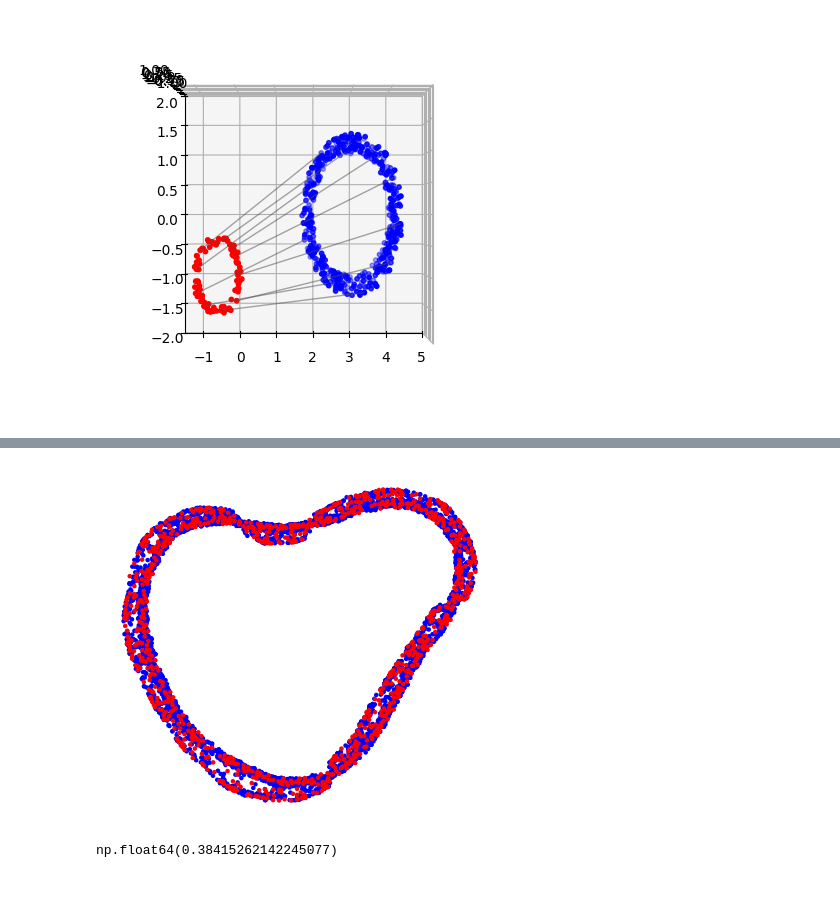
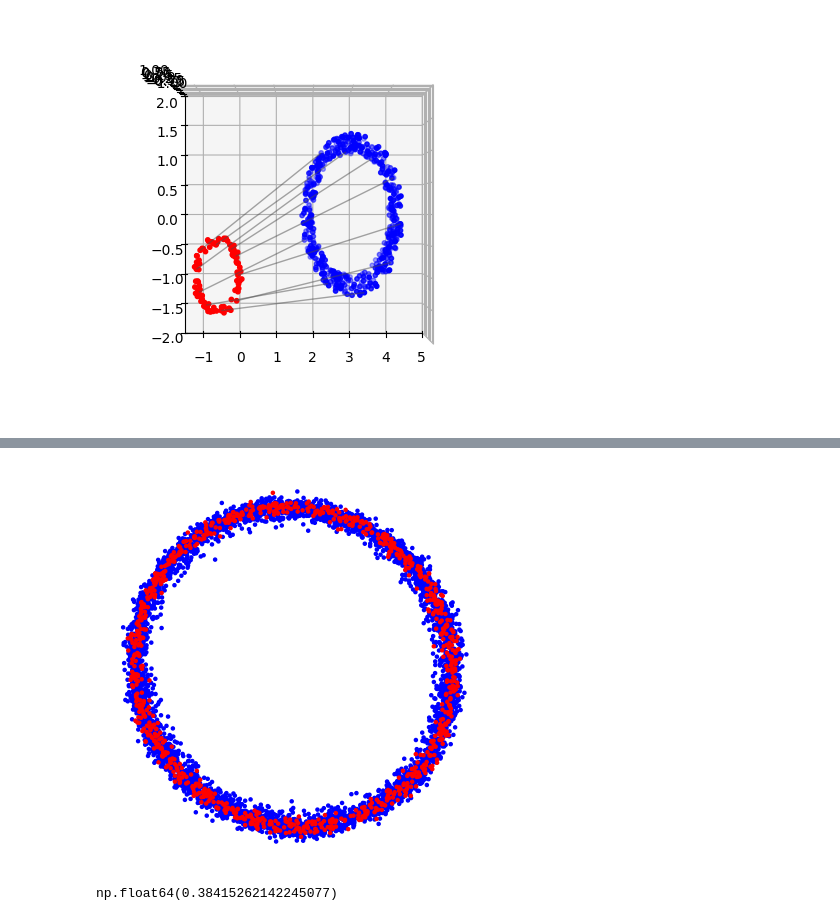
Before and after one commit to NDR-lab/ot-tsne, a Jupyter notebook: notebooks/test_alignment.ipynb, the cells around one changed output, grey strips where cells are left out. Cells and saved outputs as stored; diff of their text form; code cells hidden in the pictures; blank space fills up the shorter version.

```diff
--- a/notebooks/test_alignment.ipynb
+++ b/notebooks/test_alignment.ipynb
@@ -211,8 +227,8 @@ plt.hist(np.log(P.flatten()))
 import numpy as np
 
 # Parameters
-n0 = int(1e3) //10
-n1 = int(5e3) //10
+n0 = int(1e3)
+n1 = int(5e3)
 tol = 1e-12
 maxIter = int(1e4)
 
@@ -399,4 +396,4 @@ ax.view_init(elev=90, azim=-90)
 data =  np.concatenate(fig1_data, axis=0)
 init = np.random.randn(fig1_data[0].shape[0] + fig1_data[1].shape[0], 2) * 2
 # %%
-B_sparse = get_bipartite_graph(P_sparse)
+B_sparse = get_bipartite_graph(P_half_sparse)
@@ -413,4 +400,4 @@ np.float64(16.457637380991763)
 # %%
-embedder = cne.CNE(negative_samples=50, batch_size=2**14, embd_dim=2, n_epochs=1000, metric="euclidean", loss_mode="infonce", alignment=True, data_on_gpu=True, sample_pos=None)
+embedder = cne.CNE(negative_samples=5, batch_size=2**14, embd_dim=2, n_epochs=200, metric="euclidean", loss_mode="infonce", alignment=True, data_on_gpu=True, sample_pos="per_point")
 embd = embedder.fit_transform(data, graph=B_sparse, init=init)
 # %% [output]
@@ -424,14 +409,13 @@ cmap = plt.get_cmap("viridis")
 # %%
 #colors =  ["r"]*n0 + [cmap(fig1_data[1][i, 2] + 0.5) for i in range(n1)]
 colors =  ["r"]*n0 + ["b"]*n1
 seed = 2
 fig = plot_aligned_embedding(embd[::-1],
                              fig1_data[0].shape[0],
                              color =colors[::-1],
-                             fig_name=os.path.join(fig_path, "alignment_example_fig1_dense.png"),
                              shuffle=False,
                              seed=seed)
 # %% [output]
-[figure, old version]
+[figure, new version]
 # %%
 from sklearn.neighbors import NearestNeighbors
```
Also changed, not shown: parts of 119 cells of this notebook, 3 other files.
